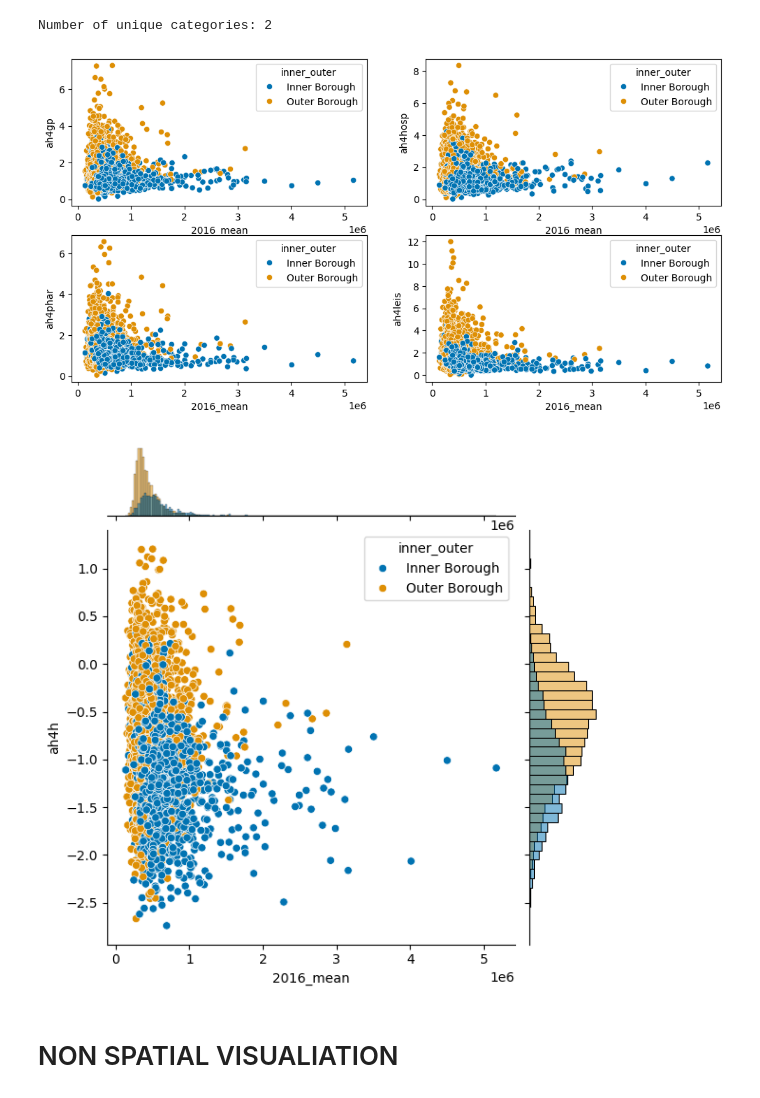
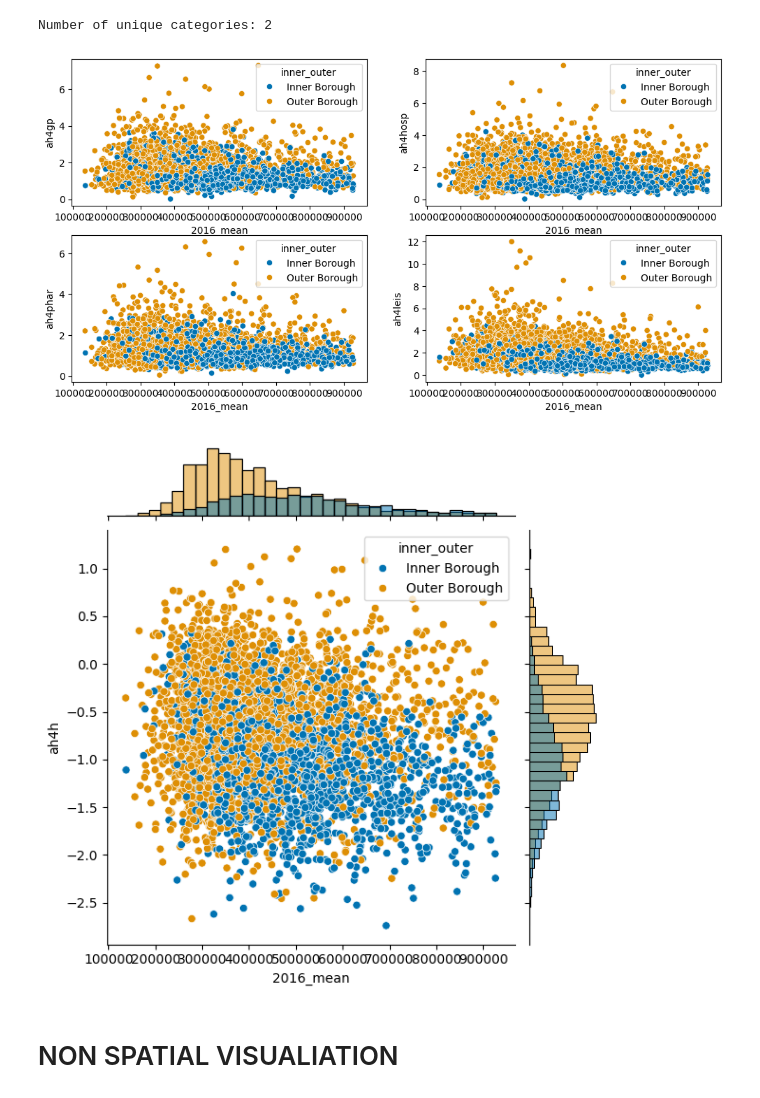
Before and after one commit to Jonathan-C-Barrett/GEOG5990M, a Jupyter notebook: GEOG5003M_Final_Project_template.ipynb, the cells around one changed output. Cells and saved outputs as stored; diff of their text form; code cells hidden in the pictures.

```diff
--- a/GEOG5003M_Final_Project_template.ipynb
+++ b/GEOG5003M_Final_Project_template.ipynb
@@ -368,0 +374,6 @@ dtype: float64
+# %%
+#remove outliers in 2016 mean using interquartle range method
+#find intterquartile range
+Q1 = health_prop_clean['2016_mean'].quantile(0.25)
+Q3 = health_prop_clean['2016_mean'].quantile(0.75)
+IQR = Q3 - Q1
@@ -368,0 +385,5 @@ dtype: float64
+# %%
+#find upper and lower limits
+upper_limit = Q3 + (1.5 * IQR)
+lower_limit = Q1 - (1.5 * IQR)
+lower_limit, upper_limit
@@ -368,0 +410,3 @@ dtype: float64
+# %%
+#trim the data
+health_prop_clean_trim = health_prop_clean[(health_prop_clean['2016_mean'] < upper_limit) & (health_prop_clean['2016_mean'] > lower_limit)]
@@ -474,10 +525,10 @@ sns.pairplot(health_prop_clean[['ah4gp', 'ah4hosp', 'ah4phar', 'ah4leis', 'ah4h'
 #create column of inner or outer borough for additional information in visualisation
 inner_london_boroughs = ('Camden', 'City of London', 'Greenwich', 'Hackney', 'Hammersmith and Fulham', 'Islington', 'Kensington and Chelsea', 'Lambeth', 'Lewisham', 'Southwark', 'Tower Hamlets', 'Wandsworth', 'Westminster')
 
-for index, row in health_prop_clean.iterrows():
+for index, row in health_prop_clean_trim.iterrows():
   if row['LAD22NM'] in inner_london_boroughs:
-    health_prop_clean.loc[index, 'inner_outer'] = 'Inner Borough'
+    health_prop_clean_trim.loc[index, 'inner_outer'] = 'Inner Borough'
   else:
-    health_prop_clean.loc[index, 'inner_outer'] = 'Outer Borough'
+    health_prop_clean_trim.loc[index, 'inner_outer'] = 'Outer Borough'
 # %%
 #check inner_outer has worked correctly
@@ -488,39 +539,43 @@ Number of unique categories: 2
 # %%
 #create four subplots of health service individual variables
 f,ax = plt.subplots(2,2, figsize=(12,6))
 
+
 #plot distance to gp in plot 1
-sns.scatterplot(data=health_prop_clean, x='2016_mean', y='ah4gp', hue='inner_outer', palette='colorblind', ax=ax[0,0])
+sns.scatterplot(data=health_prop_clean_trim, x='2016_mean', y='ah4gp', hue='inner_outer', palette='colorblind', ax=ax[0,0])
 
 #plot distance to hospital in plot 2
-sns.scatterplot(data=health_prop_clean, x='2016_mean', y='ah4hosp', hue='inner_outer', palette='colorblind', ax=ax[0,1])
+sns.scatterplot(data=health_prop_clean_trim, x='2016_mean', y='ah4hosp', hue='inner_outer', palette='colorblind', ax=ax[0,1])
 
 #plot distance to pharmacy in plot 3
-sns.scatterplot(data=health_prop_clean, x='2016_mean', y='ah4phar', hue='inner_outer', palette='colorblind', ax=ax[1,0])
+sns.scatterplot(data=health_prop_clean_trim, x='2016_mean', y='ah4phar', hue='inner_outer', palette='colorblind', ax=ax[1,0])
 
 #plot distance to leisure center in plot 4
-sns.scatterplot(data=health_prop_clean, x='2016_mean', y='ah4leis', hue='inner_outer', palette='colorblind', ax=ax[1,1])
+sns.scatterplot(data=health_prop_clean_trim, x='2016_mean', y='ah4leis', hue='inner_outer', palette='colorblind', ax=ax[1,1])
 
 
 
 #plot overal health access score vs property value
-g=sns.JointGrid(data=health_prop_clean, x='2016_mean', y='ah4h', hue="inner_outer")
+g=sns.JointGrid(data=health_prop_clean_trim, x='2016_mean', y='ah4h', hue="inner_outer")
+
+#remove scientific formating to include full house price
+plt.gcf().axes[0].xaxis.get_major_formatter().set_scientific(False)
 
 #plot health access score vs property value as scatter plot
-sns.scatterplot(data=health_prop_clean, x='2016_mean', y='ah4h', hue='inner_outer', palette='colorblind', ax=g.ax_joint)
+sns.scatterplot(data=health_prop_clean_trim, x='2016_mean', y='ah4h', hue='inner_outer', palette='colorblind', ax=g.ax_joint)
 
 #plothistograms on x-axis showing distribution of house price
-sns.histplot(data=health_prop_clean, x='2016_mean', hue="inner_outer", palette='colorblind', ax=g.ax_marg_x)
+sns.histplot(data=health_prop_clean_trim, x='2016_mean', hue="inner_outer", palette='colorblind', ax=g.ax_marg_x)
 
 #plot histogram on y-axis showing distribution of health access score
-sns.histplot(data=health_prop_clean, y='ah4h', hue="inner_outer", palette='colorblind', ax=g.ax_marg_y)
+sns.histplot(data=health_prop_clean_trim, y='ah4h', hue="inner_outer", palette='colorblind', ax=g.ax_marg_y)
 
 #Remove legend from axis histograms
 g.ax_marg_y.legend_.remove()
 g.ax_marg_x.legend_.remove()
 # %% [output]
-[figure, old version]
+[figure, new version]
-[figure, old version]
+[figure, new version]
 # %% [markdown]
 # NON SPATIAL VISUALIATION
 # %% [markdown]
```
Also changed, not shown: parts of 11 cells of this notebook.
